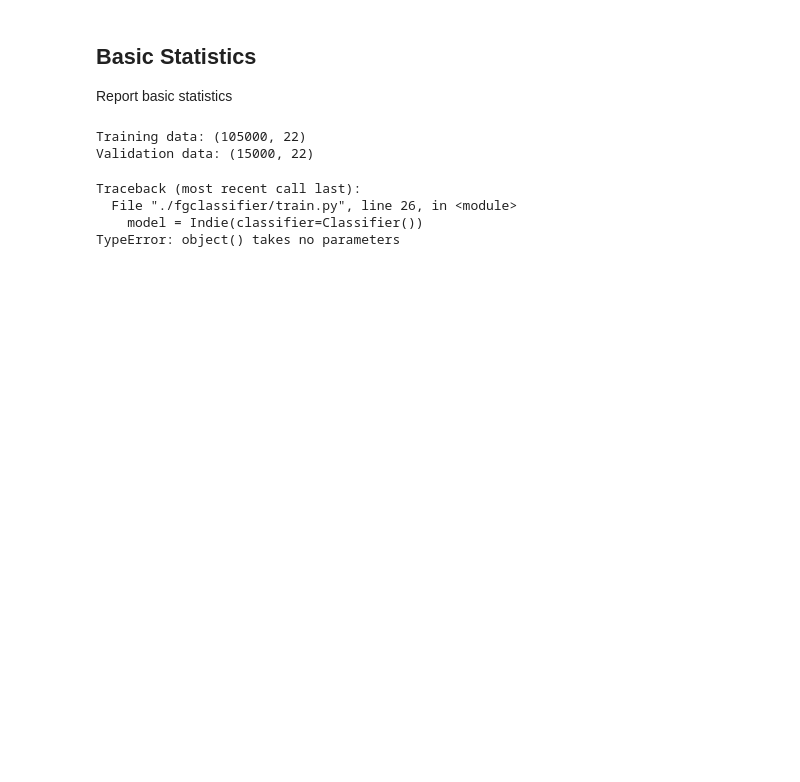
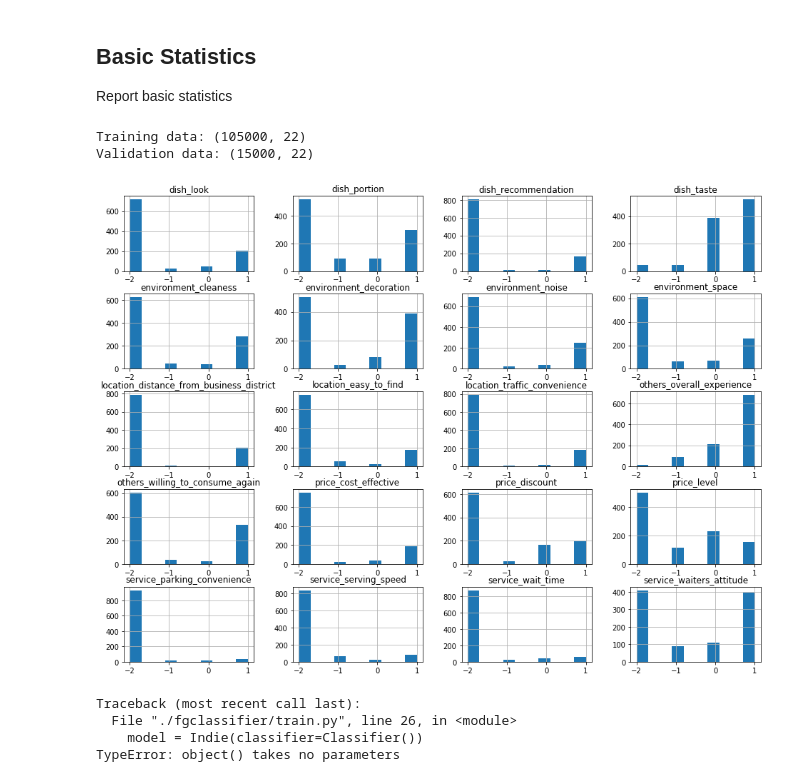
Before and after one commit to ktmud/fsauor2018, a Jupyter notebook: 1_Feature Engineering.ipynb, the cells around one changed output. Saved outputs shown, nothing was run; the diff lists cells and outputs as text; code cells hidden in the pictures; blank space fills up the shorter version.

```diff
--- a/1_Feature Engineering.ipynb
+++ b/1_Feature Engineering.ipynb
@@ -67,6 +71,11 @@ from fgclassifier.baseline import Indie
 
 model = Indie()
 X_train, Y_train = model.load(config.train_data_path, sample_n=1000)
+# %%
+Y_train.hist(figsize=(16, 12))
+plt.show()
+# %% [output]
+[figure, added]
 # %%
 !python ./fgclassifier/train.py -c MultinomialNB
 # %% [output]
```
Also changed, not shown: parts of 1 cell of this notebook, 4 other files.
